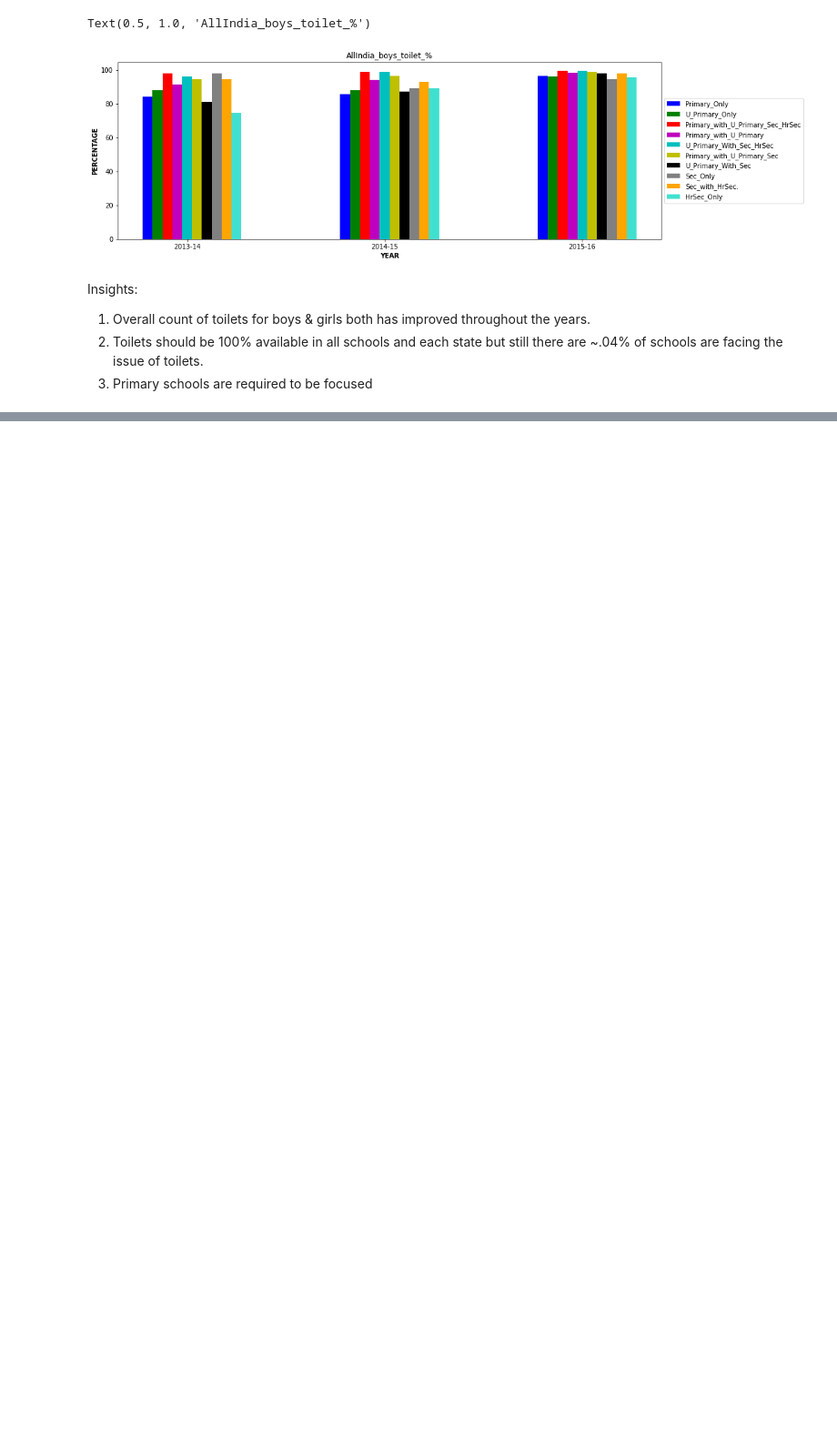
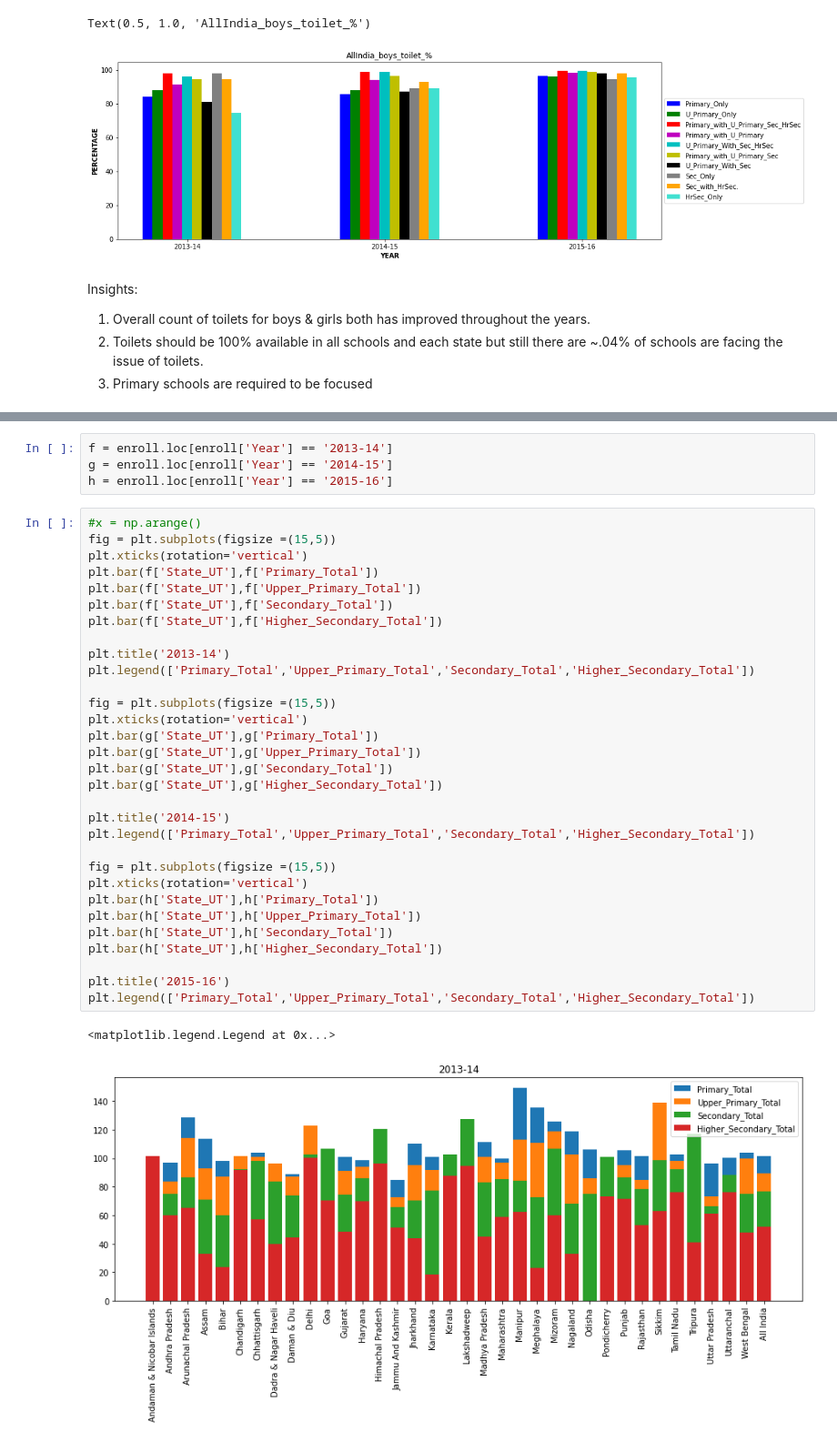
Before and after one commit to anmol9999/statistics-indian-school, a Jupyter notebook: data analysis/analysis_all.ipynb, the cells around one changed output, grey strips where cells are left out. Shown: that part at 91% size. Cells and saved outputs as stored; diff of their text form; blank space fills up the shorter version.

```diff
--- a/data analysis/analysis_all.ipynb
+++ b/data analysis/analysis_all.ipynb
@@ -149,0 +393,38 @@ Insights:
+# %%
+f = enroll.loc[enroll['Year'] == '2013-14']
+g = enroll.loc[enroll['Year'] == '2014-15']
+h = enroll.loc[enroll['Year'] == '2015-16']
+# %%
+#x = np.arange()
+fig = plt.subplots(figsize =(15,5))
+plt.xticks(rotation='vertical')
+plt.bar(f['State_UT'],f['Primary_Total'])
+plt.bar(f['State_UT'],f['Upper_Primary_Total'])
+plt.bar(f['State_UT'],f['Secondary_Total'])
+plt.bar(f['State_UT'],f['Higher_Secondary_Total'])
+
+plt.title('2013-14')
+plt.legend(['Primary_Total','Upper_Primary_Total','Secondary_Total','Higher_Secondary_Total'])
+
+fig = plt.subplots(figsize =(15,5))
+plt.xticks(rotation='vertical')
+plt.bar(g['State_UT'],g['Primary_Total'])
+plt.bar(g['State_UT'],g['Upper_Primary_Total'])
+plt.bar(g['State_UT'],g['Secondary_Total'])
+plt.bar(g['State_UT'],g['Higher_Secondary_Total'])
+
+plt.title('2014-15')
+plt.legend(['Primary_Total','Upper_Primary_Total','Secondary_Total','Higher_Secondary_Total'])
+
+fig = plt.subplots(figsize =(15,5))
+plt.xticks(rotation='vertical')
+plt.bar(h['State_UT'],h['Primary_Total'])
+plt.bar(h['State_UT'],h['Upper_Primary_Total'])
+plt.bar(h['State_UT'],h['Secondary_Total'])
+plt.bar(h['State_UT'],h['Higher_Secondary_Total'])
+
+plt.title('2015-16')
+plt.legend(['Primary_Total','Upper_Primary_Total','Secondary_Total','Higher_Secondary_Total'])
+# %% [output]
+<matplotlib.legend.Legend at 0x...>
+[figure, added]
```
Also changed, not shown: parts of 25 cells of this notebook.
